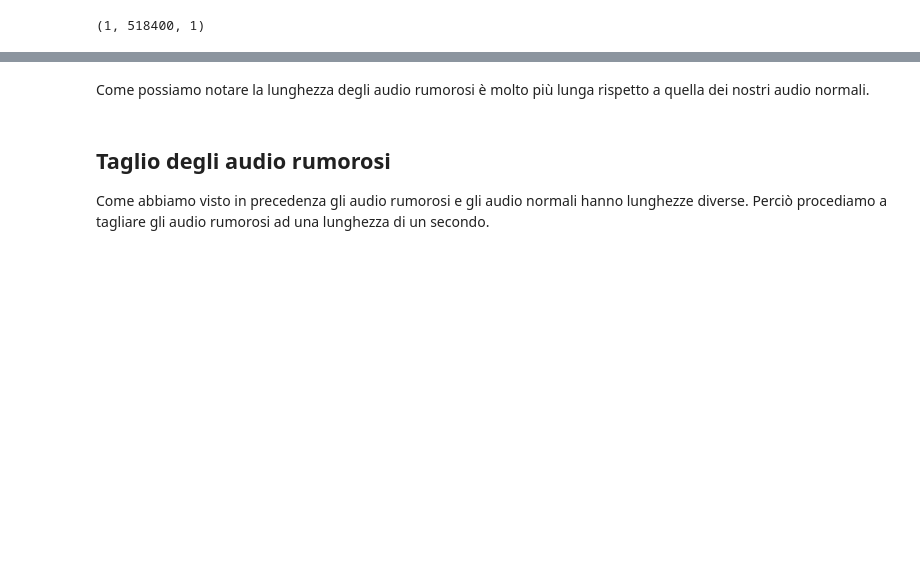
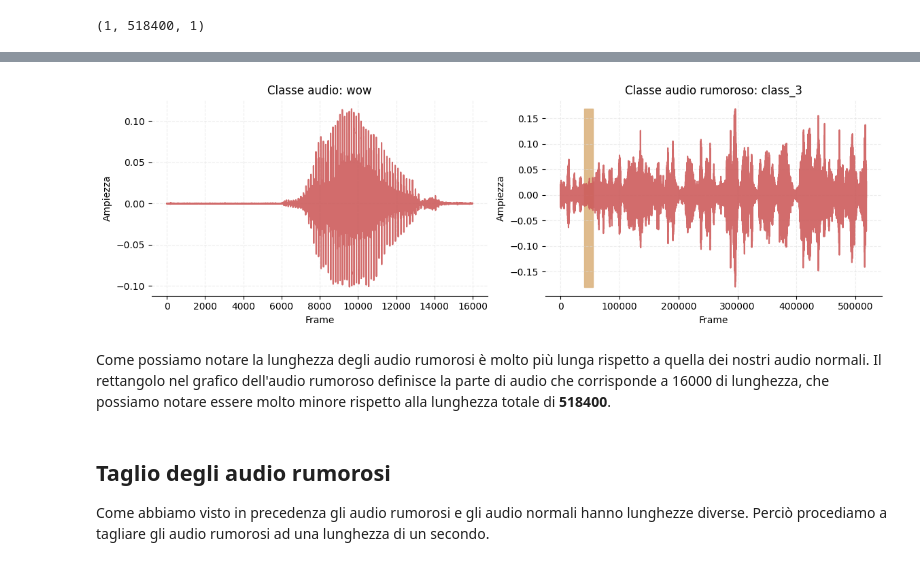
Before and after one commit to HiImGabry/speech-recognition-representation-unica-dl, a Jupyter notebook: DataAug.ipynb, the cells around one changed output, grey strips where cells are left out. Drawn from its saved outputs; the diff is of its cells as text; code cells hidden in the pictures; blank space fills up the shorter version.

```diff
--- a/DataAug.ipynb
+++ b/DataAug.ipynb
@@ -20,19 +20,21 @@ import wave
 Importiamo tutti i dataset contenenti gli audio necessari. Oltre al train_ds e validation_ds importiamo anche il nostro nuovo dataset contenente gli audio rumorosi.
 # %%
 train_ds, validation_ds = tf.keras.utils.audio_dataset_from_directory(
-    #directory='../reduced_dataset/dataset/audio',
-    directory ='../DL_PROJECT/reduced_dataset/train/audio',
+    directory ='../reduced_dataset/dataset/audio',
     validation_split=0.4, # stiamo mettendo da parte il 40% del dataset, che sarà suddiviso in validation set e test set
     shuffle=True,
     subset='both', # necessario se stiamo utilizzando validation_split (se no darebbe errore)
-    seed=0 # necessario se stiamo utilizzando sia shuffle che validation_split (se no darebbe errore)
+    seed=0, # necessario se stiamo utilizzando sia shuffle che validation_split (se no darebbe errore)
+    batch_size=32
+)
+audio_label_names = train_ds.class_names
+
+noise_ds = tf.keras.utils.audio_dataset_from_directory(
+    directory='../noise_dataset',
+    batch_size = 1
 )
 
-noise_ds = tf.keras.utils.audio_dataset_from_directory(
-    #directory='../noise_dataset',
-    directory='../DL_PROJECT/noise_dataset',
-    batch_size = 1
-)
+noise_label_names = noise_ds.class_names
 # %% [output]
 Found 12933 files belonging to 30 classes.
 Using 7760 files for training.
@@ -41,9 +43,20 @@ Found 10 files belonging to 10 classes.
 # %% [markdown]
 ## Differenza tra rumore e audio
 # %%
-for n, label in noise_ds:
-    print(np.shape(n)) # mostriamo lo shape dei nostri audio rumorosi
+for audio, label in noise_ds:
+    print(np.shape(audio)) # mostriamo lo shape dei nostri audio rumorosi
     break
 # %% [output]
 (1, 518400, 1)
+# %%
+def samplefy(dataset, dir_label, search="audio"):
+    for audio, label in dataset: # iteriamo all'interno del dataset
+        label_np = label.numpy()
+
+        for i in range(len(label_np)): # controlliamo per ogni label se è uguale a quella richiesta
+            if search == "audio" and (audio_label_names[label_np[i]] == dir_label):
+                return audio[i], audio_label_names[label_np[i]] # ci restituisce il campione con la sua etichetta
+
+            if search == "noise" and (noise_label_names[label_np[i]] == dir_label):
+                return audio[i], noise_label_names[label_np[i]]
 # %%
@@ -77,5 +107,9 @@ plt.show()
+# %%
+plot_waves(train_ds, "wow", noise_ds, "class_3")
+# %% [output]
+[figure, added]
 # %% [markdown]
-Come possiamo notare la lunghezza degli audio rumorosi è molto più lunga rispetto a quella dei nostri audio normali.
+Come possiamo notare la lunghezza degli audio rumorosi è molto più lunga rispetto a quella dei nostri audio normali. Il rettangolo nel grafico dell'audio rumoroso definisce la parte di audio che corrisponde a 16000 di lunghezza, che possiamo notare essere molto minore rispetto alla lunghezza totale di **518400**.
 # %% [markdown]
 ## Taglio degli audio rumorosi
 Come abbiamo visto in precedenza gli audio rumorosi e gli audio normali hanno lunghezze diverse. Perciò procediamo a tagliare gli audio rumorosi ad una lunghezza di un secondo.
```
Also changed, not shown: parts of 5 cells of this notebook.
